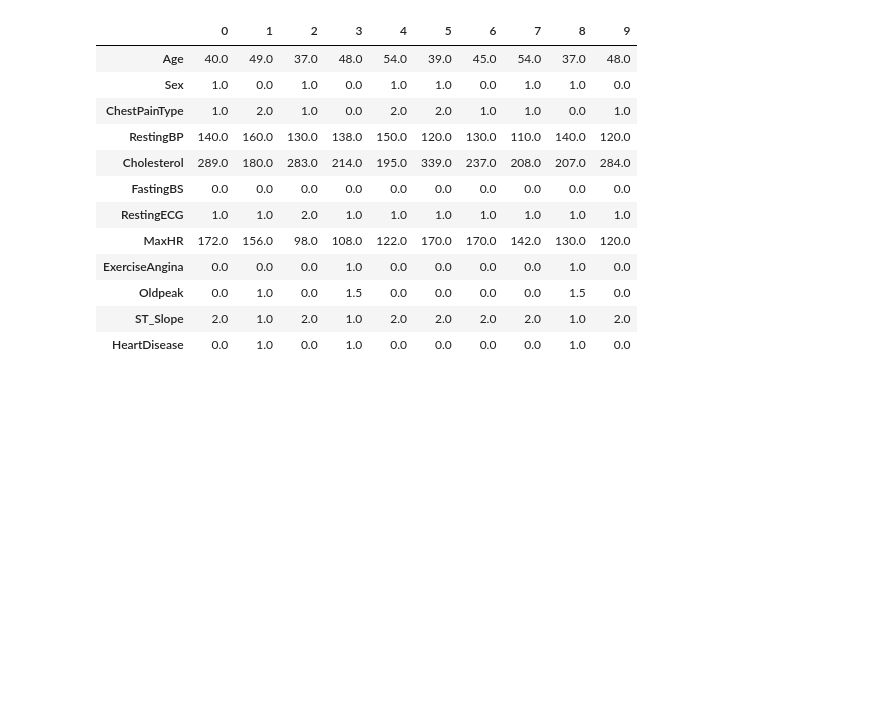
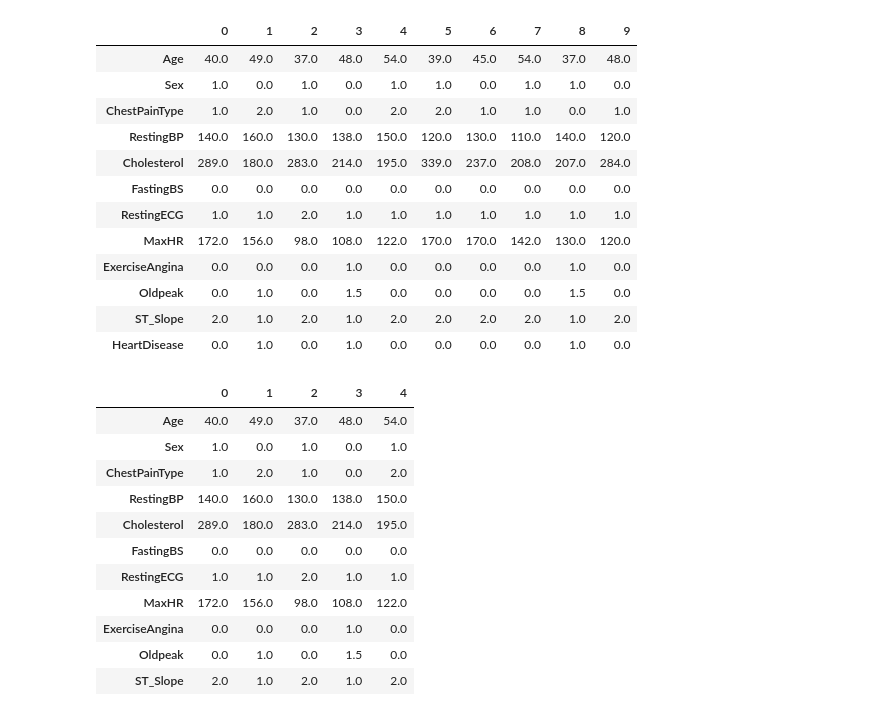
Before and after one commit to HafsaHameed457/Heart_Failure_Preditcion, a Jupyter notebook: Project.ipynb, the cells around one changed output. Cells and saved outputs as stored; diff of their text form; code cells hidden in the pictures; blank space fills up the shorter version.

```diff
--- a/Project.ipynb
+++ b/Project.ipynb
@@ -150,3 +123,20 @@ data.head(10).T
 | Oldpeak | 0.0 | 1.0 | 0.0 | 1.5 | 0.0 | 0.0 | 0.0 | 0.0 | 1.5 | 0.0 |
 | ST_Slope | 2.0 | 1.0 | 2.0 | 1.0 | 2.0 | 2.0 | 2.0 | 2.0 | 1.0 | 2.0 |
 | HeartDisease | 0.0 | 1.0 | 0.0 | 1.0 | 0.0 | 0.0 | 0.0 | 0.0 | 1.0 | 0.0 |
+# %%
+heart=data['HeartDisease']
+targetdata = data.drop('HeartDisease',axis = 'columns')
+targetdata.head().T
+# %% [output]
+|  | 0 | 1 | 2 | 3 | 4 |
+| Age | 40.0 | 49.0 | 37.0 | 48.0 | 54.0 |
+| Sex | 1.0 | 0.0 | 1.0 | 0.0 | 1.0 |
+| ChestPainType | 1.0 | 2.0 | 1.0 | 0.0 | 2.0 |
+| RestingBP | 140.0 | 160.0 | 130.0 | 138.0 | 150.0 |
+| Cholesterol | 289.0 | 180.0 | 283.0 | 214.0 | 195.0 |
+| FastingBS | 0.0 | 0.0 | 0.0 | 0.0 | 0.0 |
+| RestingECG | 1.0 | 1.0 | 2.0 | 1.0 | 1.0 |
+| MaxHR | 172.0 | 156.0 | 98.0 | 108.0 | 122.0 |
+| ExerciseAngina | 0.0 | 0.0 | 0.0 | 1.0 | 0.0 |
+| Oldpeak | 0.0 | 1.0 | 0.0 | 1.5 | 0.0 |
+| ST_Slope | 2.0 | 1.0 | 2.0 | 1.0 | 2.0 |
```
Also changed, not shown: parts of 18 cells of this notebook.
